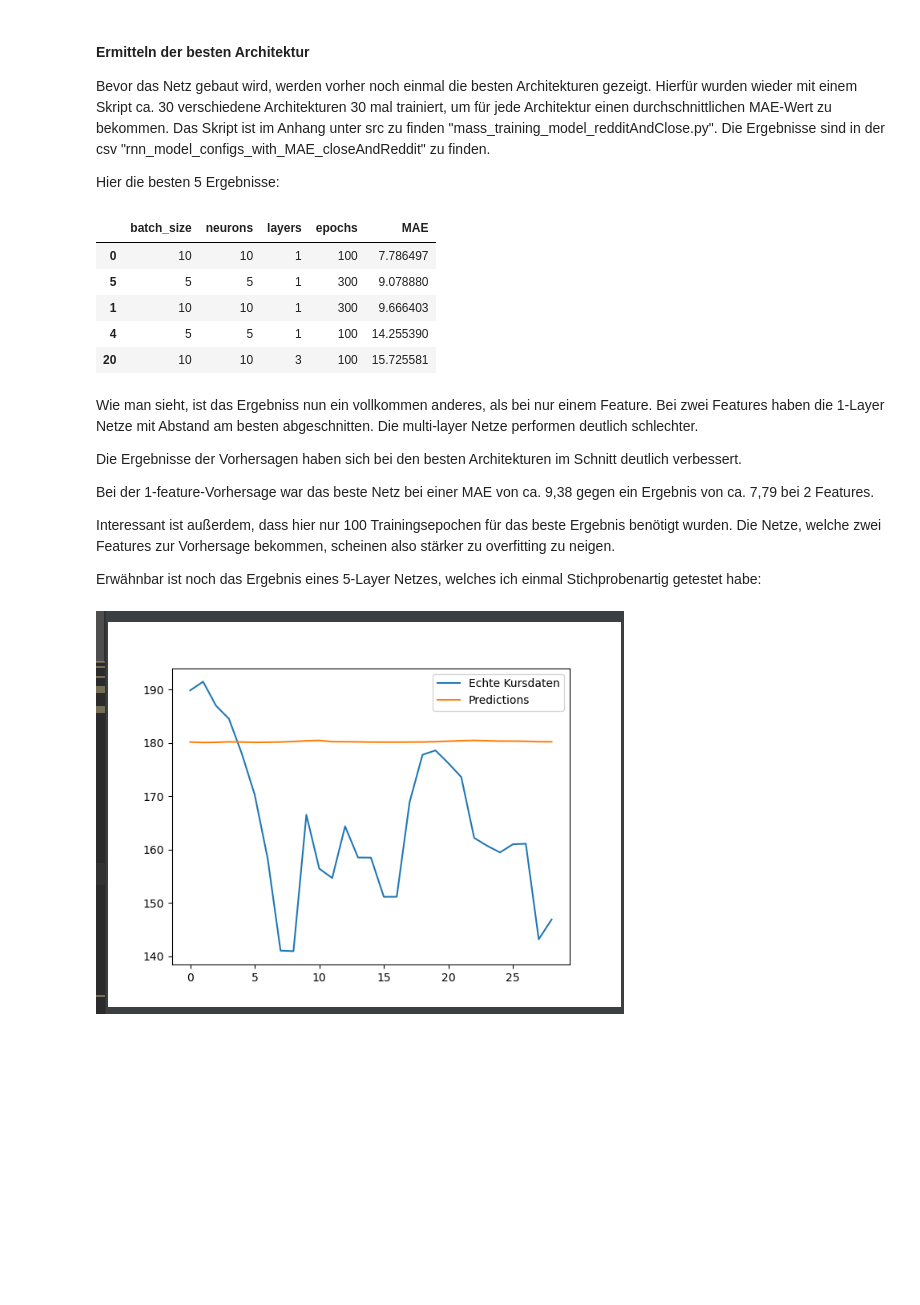
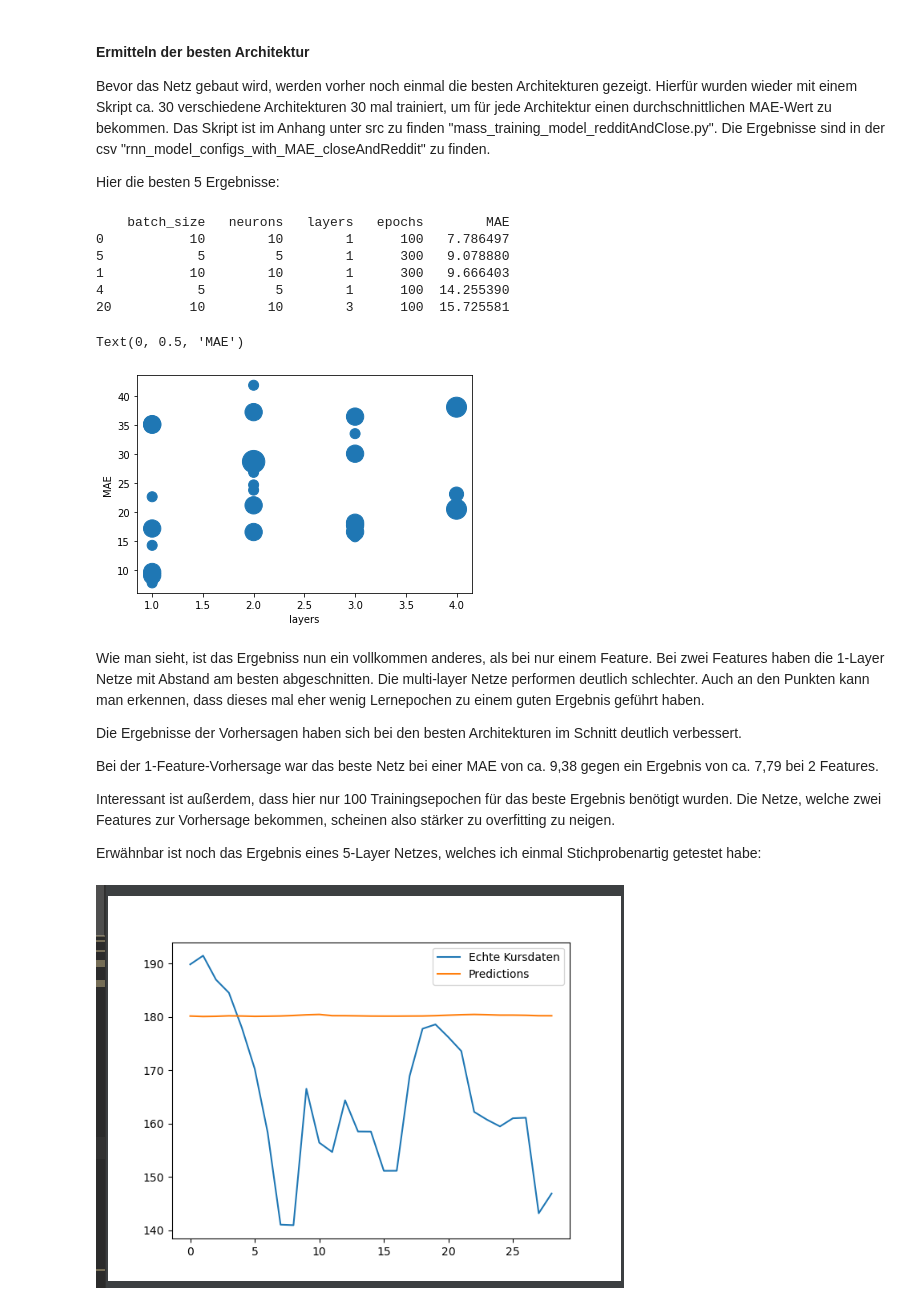
Before and after one commit to Emixeras/gameStopStockPrediction, a Jupyter notebook: notebooks/rnn_prediction_in_python.ipynb, the cells around one changed output. Cells and saved outputs as stored; diff of their text form; code cells hidden in the pictures; blank space fills up the shorter version.

```diff
--- a/notebooks/rnn_prediction_in_python.ipynb
+++ b/notebooks/rnn_prediction_in_python.ipynb
@@ -508,22 +520,32 @@ Hier die besten 5 Ergebnisse:
 # %%
 import pandas as pd
 config_with_mae = pd.read_csv("../input/rnn_model_configs_with_MAE_closeAndReddit")
 config_with_mae = config_with_mae.sort_values("MAE", axis=0, ascending=True)
-config_with_mae.iloc[:, 1:6].head(5)
+print(config_with_mae.iloc[:, 1:6].head(5))
+
+from matplotlib import pyplot
+
+pyplot.scatter(config_with_mae[" layers"], config_with_mae["MAE"], config_with_mae[" epochs"])
+
+pyplot.xlabel("layers")
+pyplot.ylabel("MAE")
 # %% [output]
-|  | batch_size | neurons | layers | epochs | MAE |
-| 0 | 10 | 10 | 1 | 100 | 7.786497 |
-| 5 | 5 | 5 | 1 | 300 | 9.078880 |
-| 1 | 10 | 10 | 1 | 300 | 9.666403 |
-| 4 | 5 | 5 | 1 | 100 | 14.255390 |
-| 20 | 10 | 10 | 3 | 100 | 15.725581 |
+    batch_size   neurons   layers   epochs        MAE
+0           10        10        1      100   7.786497
+5            5         5        1      300   9.078880
+1           10        10        1      300   9.666403
+4            5         5        1      100  14.255390
+20          10        10        3      100  15.725581
+Text(0, 0.5, 'MAE')
+[figure, added]
 # %% [markdown]
 Wie man sieht, ist das Ergebniss nun ein vollkommen anderes, als bei nur einem Feature. Bei zwei Features haben die 1-Layer Netze mit Abstand am besten
-abgeschnitten. Die multi-layer Netze performen deutlich schlechter.
+abgeschnitten. Die multi-layer Netze performen deutlich schlechter. Auch an den Punkten kann man erkennen, dass dieses mal eher wenig Lernepochen zu einem
+guten Ergebnis geführt haben.
 
 Die Ergebnisse der Vorhersagen haben sich bei den besten Architekturen im Schnitt deutlich verbessert.
 
-Bei der 1-feature-Vorhersage war das beste Netz bei einer MAE von ca. 9,38 gegen ein Ergebnis von ca. 7,79 bei 2 Features.
+Bei der 1-Feature-Vorhersage war das beste Netz bei einer MAE von ca. 9,38 gegen ein Ergebnis von ca. 7,79 bei 2 Features.
 
 Interessant ist außerdem, dass hier nur 100 Trainingsepochen für das beste Ergebnis benötigt wurden. Die Netze,
 welche zwei Features zur Vorhersage bekommen, scheinen also stärker zu overfitting zu neigen.
```
Also changed, not shown: parts of 10 cells of this notebook.
